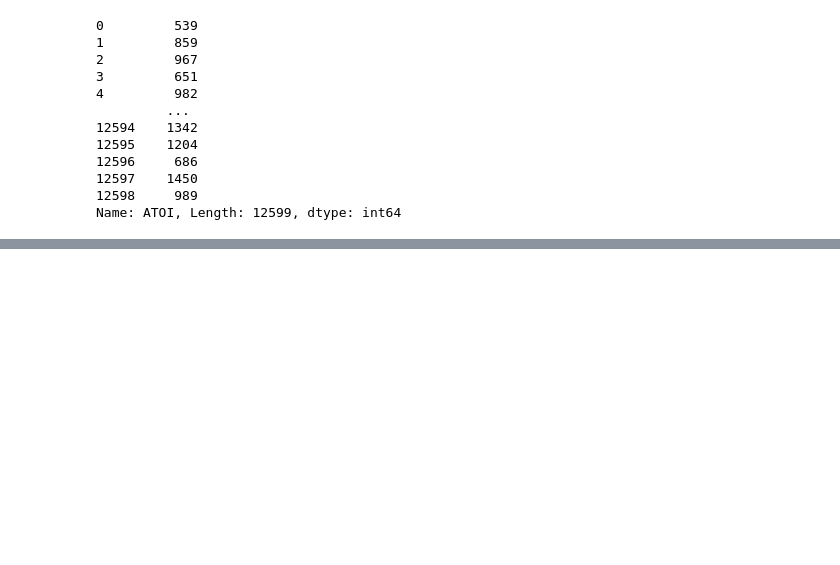
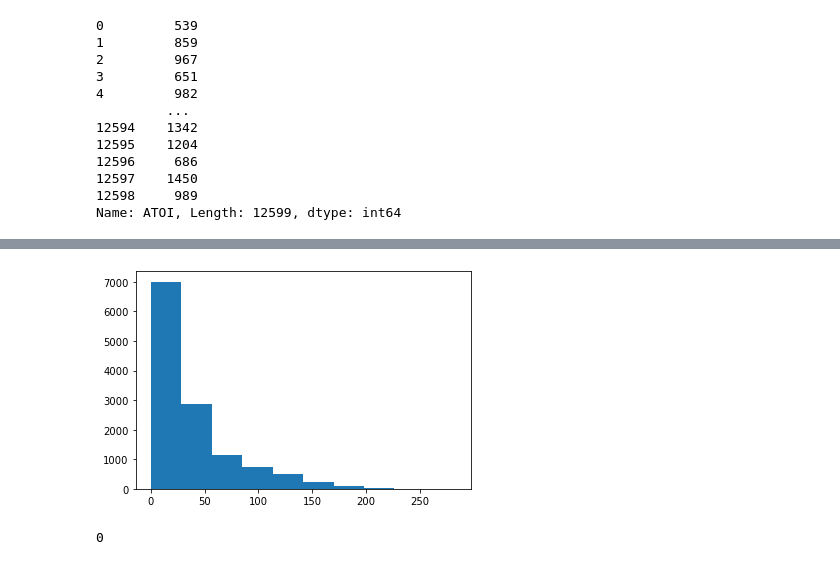
Before and after one commit to lukekerwin/DS-320_Project, a Jupyter notebook: Player Data/PlayerData_Cleaning.ipynb, the cells around one changed output, grey strips where cells are left out. Drawn from its saved outputs; the diff is of its cells as text; code cells hidden in the pictures; blank space fills up the shorter version.

```diff
--- a/Player Data/PlayerData_Cleaning.ipynb
+++ b/Player Data/PlayerData_Cleaning.ipynb
@@ -891,0 +931,10 @@ Name: ATOI, Length: 12599, dtype: int64
+# %%
+plt.hist(PlayerStats['BLK'])
+plt.show()
+# %% [output]
+[figure, added]
+# %%
+PlayerStats['BLK'].fillna(0, inplace=True)
+PlayerStats['BLK'].isnull().sum()
+# %% [output]
+0
```
Also changed, not shown: parts of 20 cells of this notebook, 1 other file.
